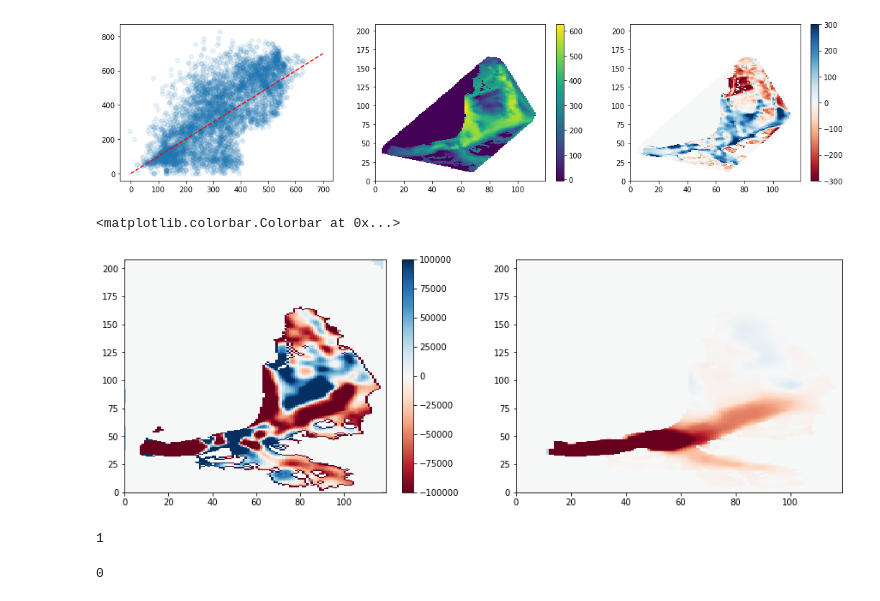
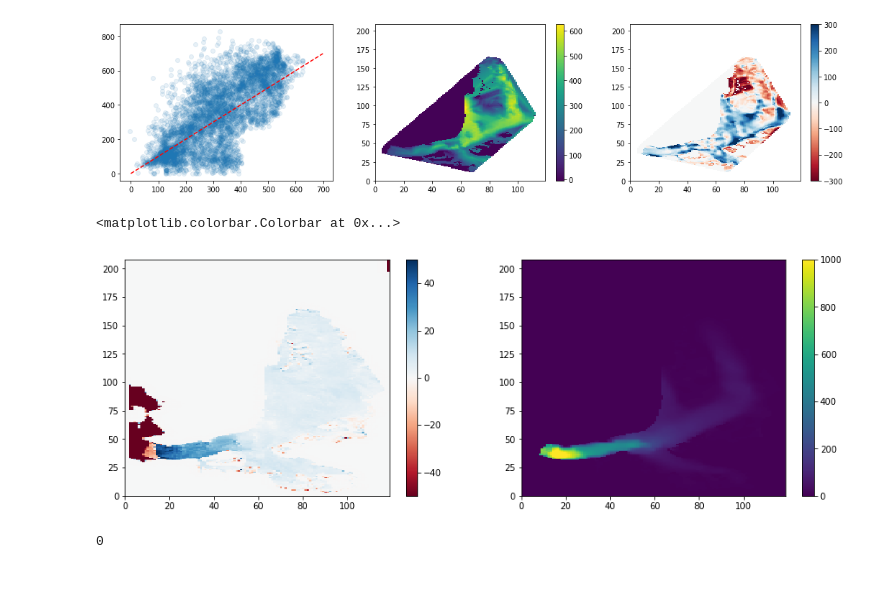
Before and after one commit to hahohe1892/thick_inv, a Jupyter notebook: auto_analysis.ipynb, the cells around one changed output. Cells and saved outputs as stored; diff of their text form; code cells hidden in the pictures.

```diff
--- a/auto_analysis.ipynb
+++ b/auto_analysis.ipynb
@@ -23,5 +34,5 @@ from model import *
 # %%
-with open('./auto_data/Kronebreen_auto_1420_it_parameters.p_friction_1000_it_fields.vel_mes_it_parameters.pmax_4997__0.pkl', 'rb') as inp:
+with open('./auto_data/Kronebreen_auto_1420_it_parameters.p_friction_1000_it_fields.vel_mes_it_parameters.pmax_4996__0.pkl', 'rb') as inp:
     md = pickle.load(inp)
 # %%
 print(md.warnings)
@@ -330,22 +343,22 @@ fig.colorbar(field1, ax = ax[2])
 # %% [output]
 <matplotlib.colorbar.Colorbar at 0x...>
 [figure]
+# %%
+data = input_data()
+data.build_input()
 # %%
-u = md.it_products.u_mod
-v = md.it_products.v_mod
-vel = md.it_products.vel_mod
+#u = md.it_products.u_mod
+#v = md.it_products.v_mod
+#vel = md.it_products.vel_mod
 
 fig, ax = plt.subplots(1,2, figsize=(15,5))
-field = ax[0].pcolor(md.series.tauc_recs[-1]-md.series.tauc_recs[450], cmap='RdBu', vmin = -1e5, vmax=1e5)
-field1= ax[1].pcolor(data.vx_Jack*365*3.2*data.mask_Kr, cmap='RdBu', vmin = -100, vmax = 100)
+field = ax[0].pcolor(md.it_fields.S_ref-data.dhdt1, vmin = -50, vmax=50, cmap='RdBu')
+field1= ax[1].pcolor(data.vel_Jack*data.mask, vmin = 0, vmax = 1e3)
 fig.colorbar(field, ax = ax[0])
+fig.colorbar(field1, ax = ax[1])
 # %% [output]
 <matplotlib.colorbar.Colorbar at 0x...>
-[figure, old version]
+[figure, new version]
-# %%
-len(md.series.stop)
-# %% [output]
-1
 # %%
 data = input_data()
 data.build_input()
```
Also changed, not shown: parts of 8 cells of this notebook, 2 other files.
